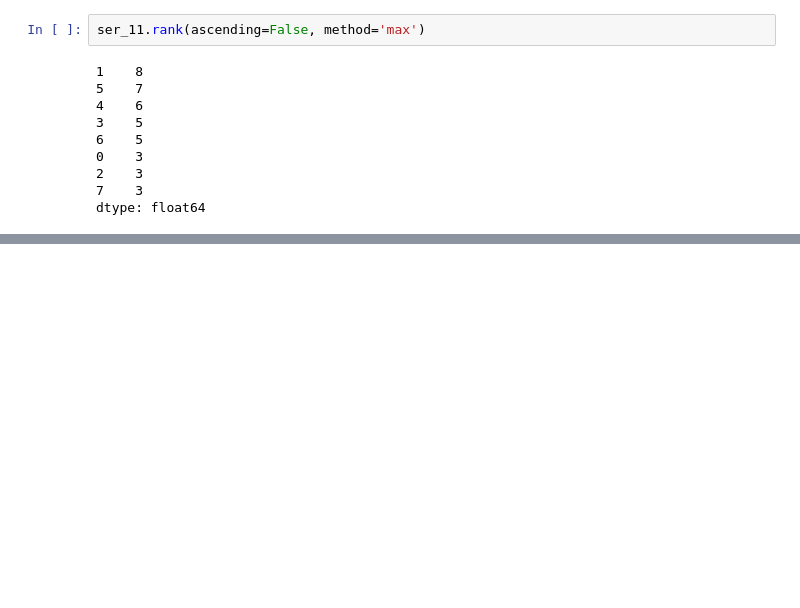
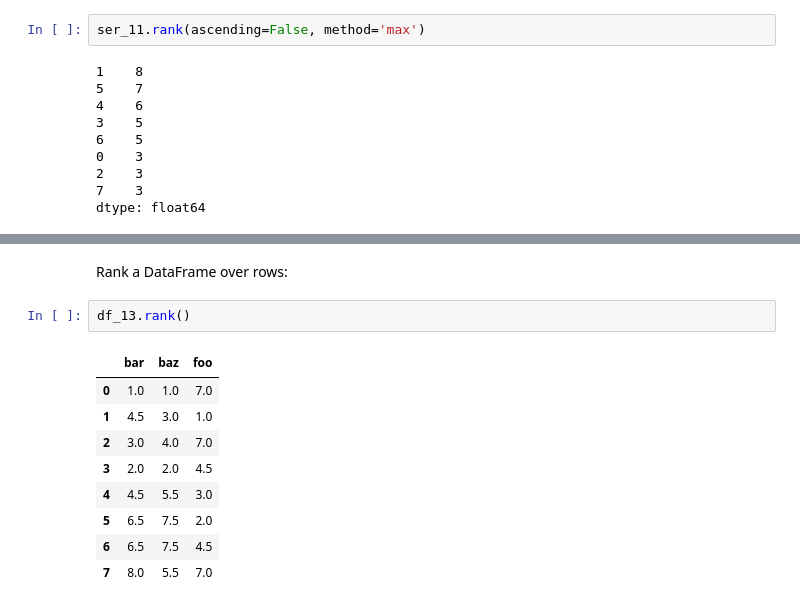
Before and after one commit to donnemartin/data-science-ipython-notebooks, a Jupyter notebook: pandas/pandas.ipynb, the cells around one changed output, grey strips where cells are left out. Saved outputs shown, nothing was run; the diff lists cells and outputs as text; blank space fills up the shorter version.

```diff
--- a/pandas/pandas.ipynb
+++ b/pandas/pandas.ipynb
@@ -993,0 +1011,14 @@ dtype: float64
+# %% [markdown]
+Rank a DataFrame over rows:
+# %%
+df_13.rank()
+# %% [output]
+|  | bar | baz | foo |
+| 0 | 1.0 | 1.0 | 7.0 |
+| 1 | 4.5 | 3.0 | 1.0 |
+| 2 | 3.0 | 4.0 | 7.0 |
+| 3 | 2.0 | 2.0 | 4.5 |
+| 4 | 4.5 | 5.5 | 3.0 |
+| 5 | 6.5 | 7.5 | 2.0 |
+| 6 | 6.5 | 7.5 | 4.5 |
+| 7 | 8.0 | 5.5 | 7.0 |
```
Also changed, not shown: parts of 4 cells of this notebook.
